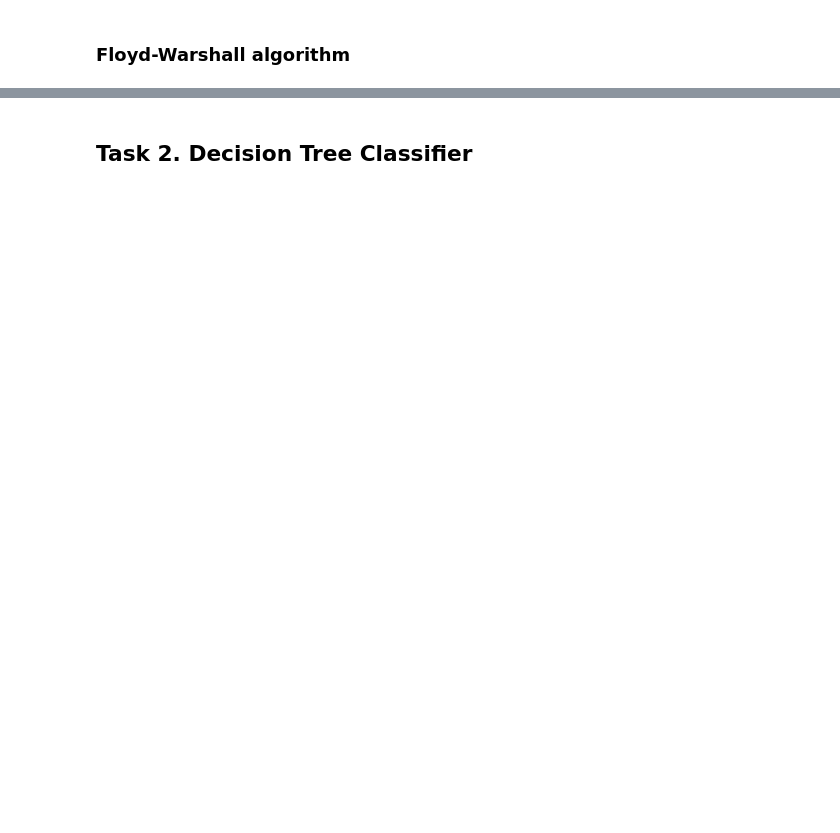
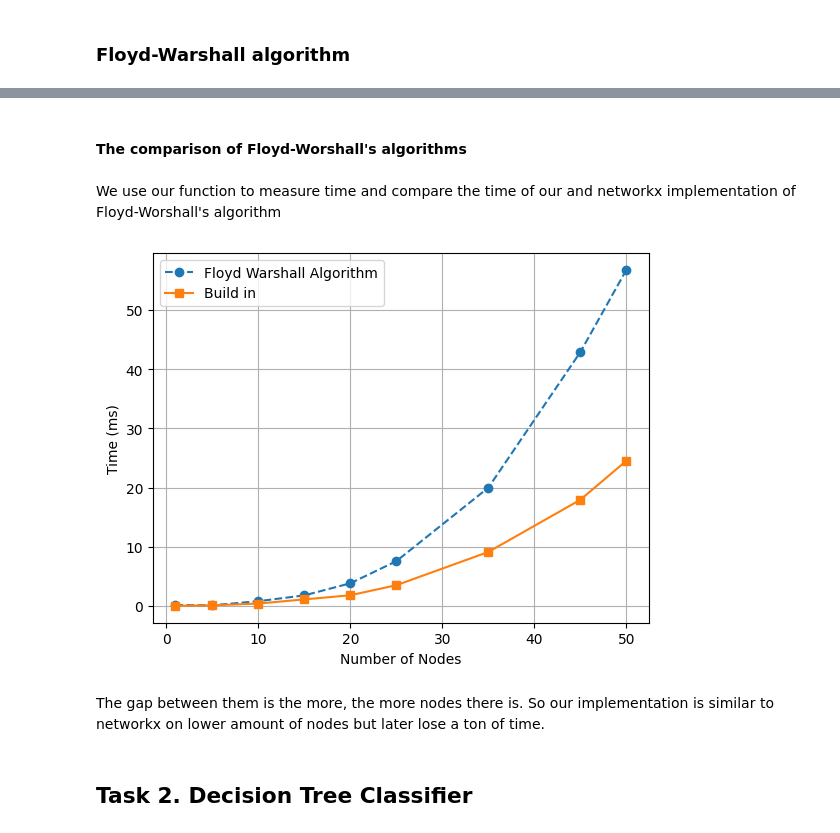
Before and after one commit to partumyt/dml_1, a Jupyter notebook: Lab1_trees.ipynb, the cells around one changed output, grey strips where cells are left out. Drawn from its saved outputs; the diff is of its cells as text; code cells hidden in the pictures; blank space fills up the shorter version.

```diff
--- a/Lab1_trees.ipynb
+++ b/Lab1_trees.ipynb
@@ -355,19 +352,0 @@ time_taken / NUM_OF_ITERATIONS
-# %%
-NUM_OF_ITERATIONS = 1000
-time_taken_my = 0
-time_taken_there = 0
-
-for i in tqdm(range(NUM_OF_ITERATIONS)):
-    G = gnp_random_connected_graph(1000, 0.4, False, False)
-
-    start = time.time()
-    prim(G)
-    end = time.time()
-    time_taken_my += end - start
-
-    start = time.time()
-    tree.minimum_spanning_tree(G, algorithm="prim")
-    end = time.time()
-    time_taken_there += end - start
-
-time_taken_my / NUM_OF_ITERATIONS, time_taken_there / NUM_OF_ITERATIONS
@@ -374,2 +411,25 @@ time_taken_my / NUM_OF_ITERATIONS, time_taken_there / NUM_OF_ITERATIONS
+# %% [markdown]
+#### The comparison of Floyd-Worshall's algorithms
+# %% [markdown]
+We use our function to measure time and compare the time of our and networkx implementation of Floyd-Worshall's algorithm
+# %%
+floyd_time = []
+build_in_time = []
+
+for i in NODES_little:
+    floyd_time.append(measure_time(floyd_warshall, i, True))
+    build_in_time.append(measure_time(floyd_warshall_predecessor_and_distance, i, True))
+# %%
+plt.plot(NODES_little, floyd_time, label="Floyd Warshall Algorithm", marker="o", linestyle="--")
+plt.plot(NODES_little, build_in_time, label="Build in", marker="s", linestyle="-")
+plt.xlabel("Number of Nodes")
+plt.ylabel("Time (ms)")
+plt.legend()
+plt.grid()
+plt.show()
+# %% [output]
+[figure, added]
+# %% [markdown]
+The gap between them is the more, the more nodes there is. So our implementation is similar to networkx on lower amount of nodes but later lose a ton of time.
 # %% [markdown]
 ## Task 2. Decision Tree Classifier
```
Also changed, not shown: parts of 110 cells of this notebook.
